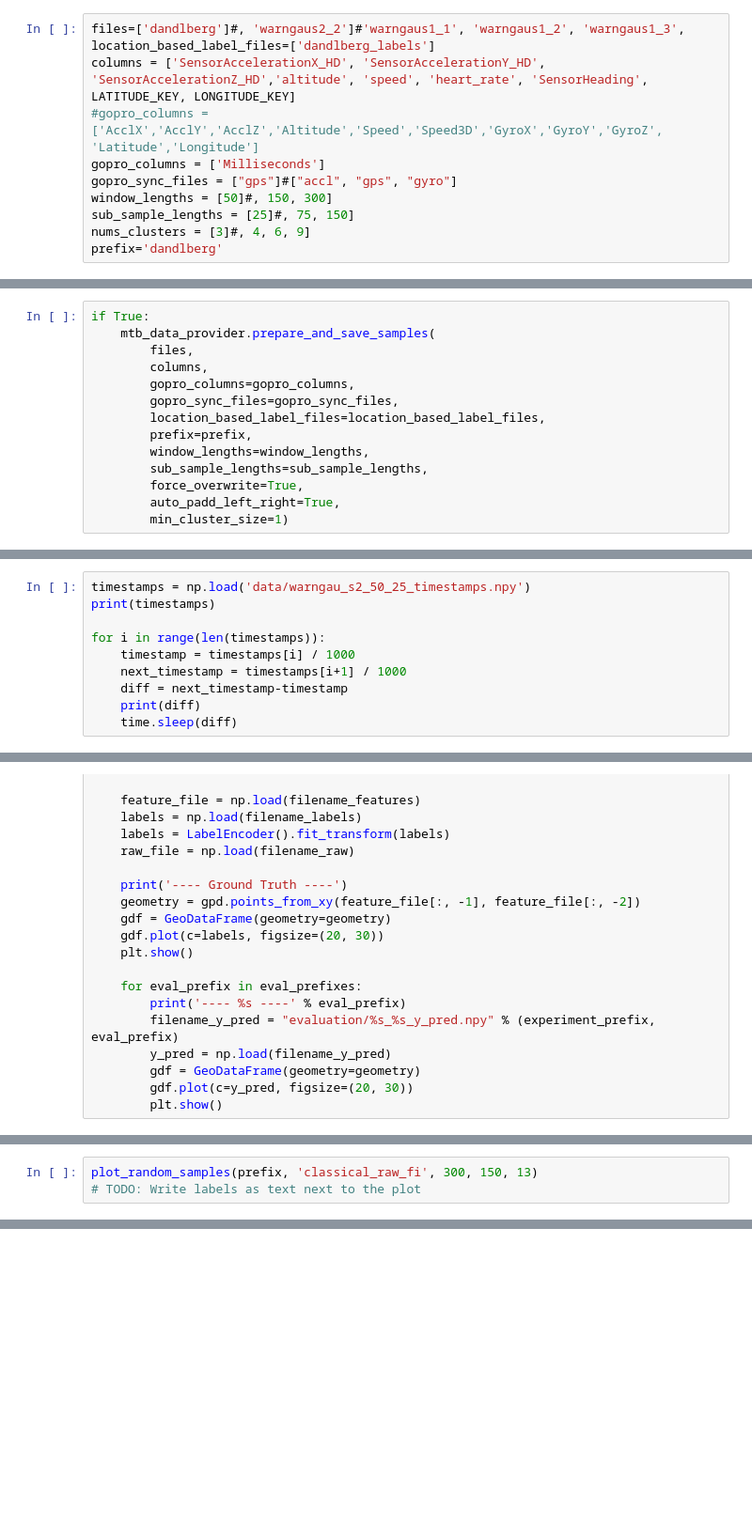
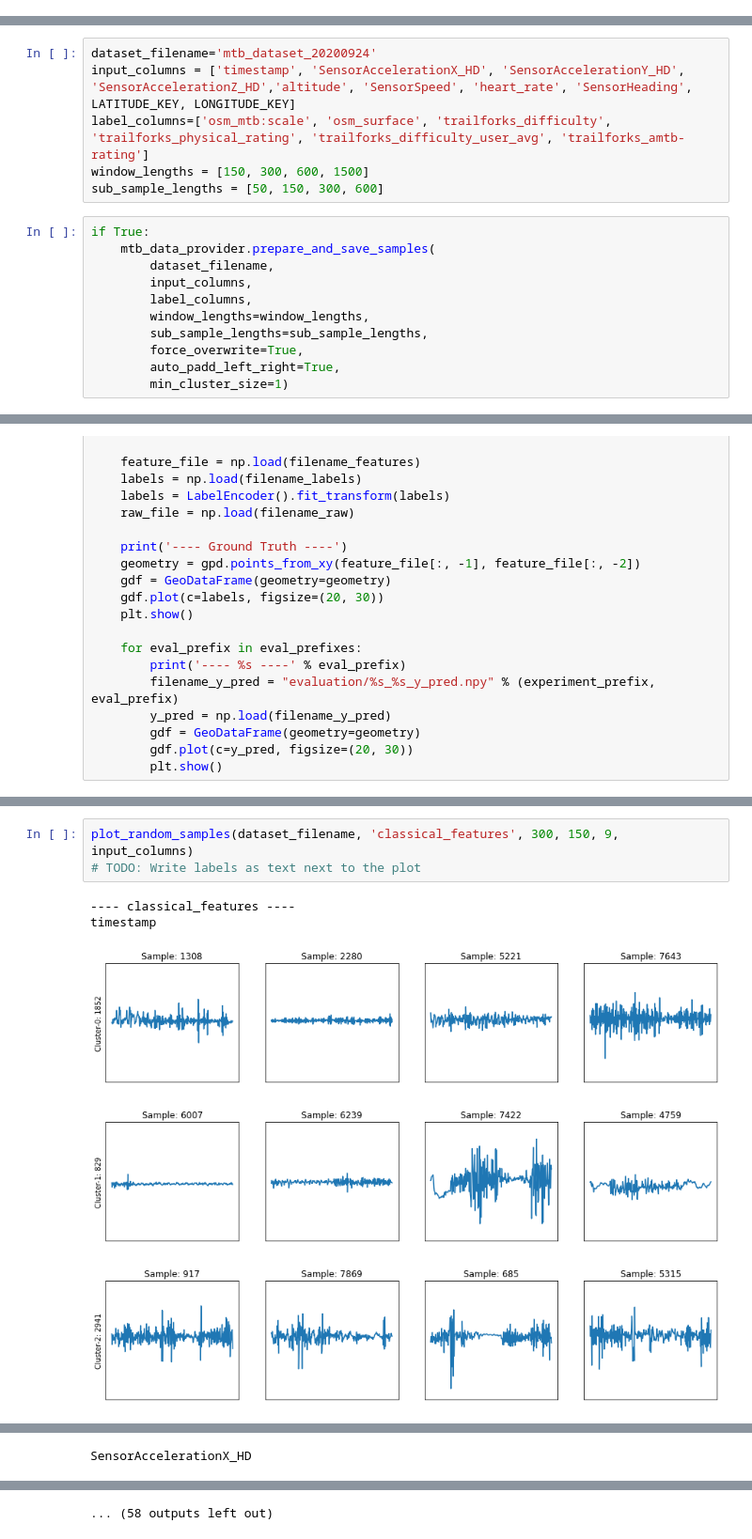
Before and after one commit to langersteff/garmin_data_explore, a Jupyter notebook: Fi Clustering.ipynb, the cells around one changed output, grey strips where cells are left out. Shown at 94% size. Saved outputs shown, nothing was run; the diff lists cells and outputs as text; blank space fills up the shorter version.

```diff
--- a/Fi Clustering.ipynb
+++ b/Fi Clustering.ipynb
@@ -86,14 +95,3 @@ mtb_visualizer = MtbVisualizer()
 mtb_classifier = MtbClassifier()
 # %% [markdown]
 ## Data Export
-# %%
-files=['dandlberg']#, 'warngaus2_2']#'warngaus1_1', 'warngaus1_2', 'warngaus1_3',
-location_based_label_files=['dandlberg_labels']
-columns = ['SensorAccelerationX_HD', 'SensorAccelerationY_HD', 'SensorAccelerationZ_HD','altitude', 'speed', 'heart_rate', 'SensorHeading', LATITUDE_KEY, LONGITUDE_KEY]
-#gopro_columns = ['AcclX','AcclY','AcclZ','Altitude','Speed','Speed3D','GyroX','GyroY','GyroZ', 'Latitude','Longitude']
-gopro_columns = ['Milliseconds']
-gopro_sync_files = ["gps"]#["accl", "gps", "gyro"]
-window_lengths = [50]#, 150, 300]
-sub_sample_lengths = [25]#, 75, 150]
-nums_clusters = [3]#, 4, 6, 9]
-prefix='dandlberg'
@@ -111,12 +98,15 @@ plt.show()
+# %%
+dataset_filename='mtb_dataset_20200924'
+input_columns = ['timestamp', 'SensorAccelerationX_HD', 'SensorAccelerationY_HD', 'SensorAccelerationZ_HD','altitude', 'SensorSpeed', 'heart_rate', 'SensorHeading', LATITUDE_KEY, LONGITUDE_KEY]
+label_columns=['osm_mtb:scale', 'osm_surface', 'trailforks_difficulty', 'trailforks_physical_rating', 'trailforks_difficulty_user_avg', 'trailforks_amtb-rating']
+window_lengths = [150, 300, 600, 1500]
+sub_sample_lengths = [50, 150, 300, 600]
 # %%
 if True:
     mtb_data_provider.prepare_and_save_samples(
-        files,
-        columns,
-        gopro_columns=gopro_columns,
-        gopro_sync_files=gopro_sync_files,
-        location_based_label_files=location_based_label_files,
-        prefix=prefix,
+        dataset_filename,
+        input_columns,
+        label_columns,
         window_lengths=window_lengths,
         sub_sample_lengths=sub_sample_lengths,
         force_overwrite=True,
@@ -148,10 +132,0 @@ player.stop()
-# %%
-timestamps = np.load('data/warngau_s2_50_25_timestamps.npy')
-print(timestamps)
-
-for i in range(len(timestamps)):
-    timestamp = timestamps[i] / 1000
-    next_timestamp = timestamps[i+1] / 1000
-    diff = next_timestamp-timestamp
-    print(diff)
-    time.sleep(diff)
@@ -395,3 +417,9 @@ plot_scores(score_keys_filter, window_lengths, sub_sample_lengths, scores)
 # %%
-plot_random_samples(prefix, 'classical_raw_fi', 300, 150, 13)
+plot_random_samples(dataset_filename, 'classical_features', 300, 150, 9, input_columns)
 # TODO: Write labels as text next to the plot
+# %% [output]
+---- classical_features ----
+timestamp
+[figure, added]
+[figure, added]
+[figure, added]
@@ -397,0 +432 @@ plot_random_samples(prefix, 'classical_raw_fi', 300, 150, 13)
+SensorAccelerationX_HD
@@ -397,0 +434 @@ plot_random_samples(prefix, 'classical_raw_fi', 300, 150, 13)
+... (58 outputs left out)
```
Also changed, not shown: parts of 15 cells of this notebook, 6 other files.
